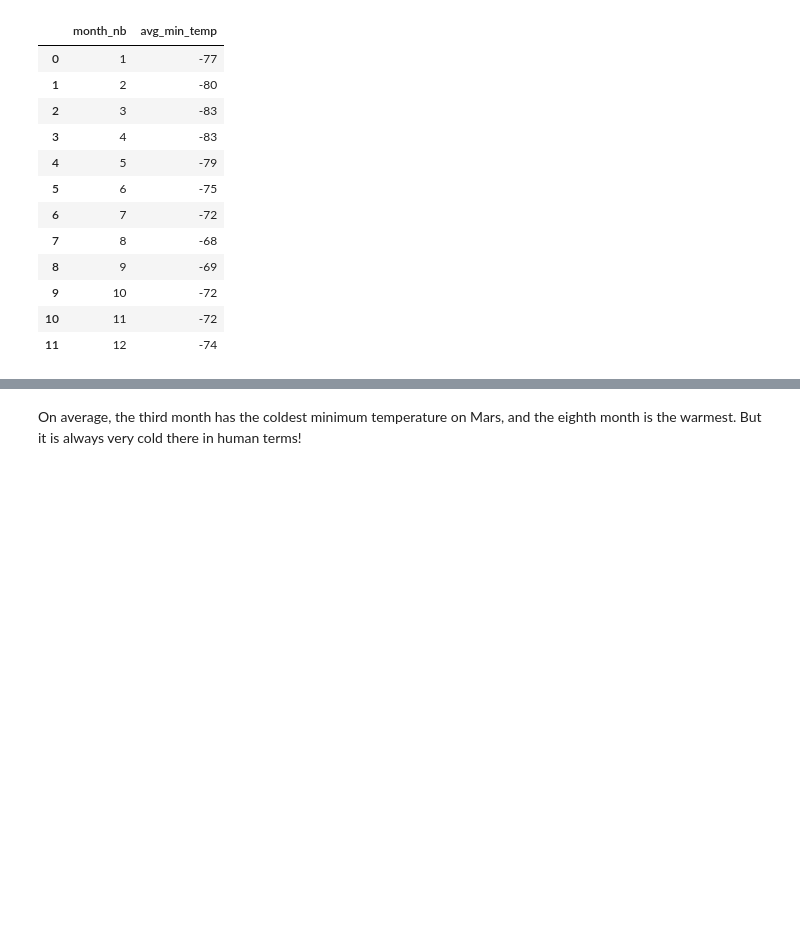
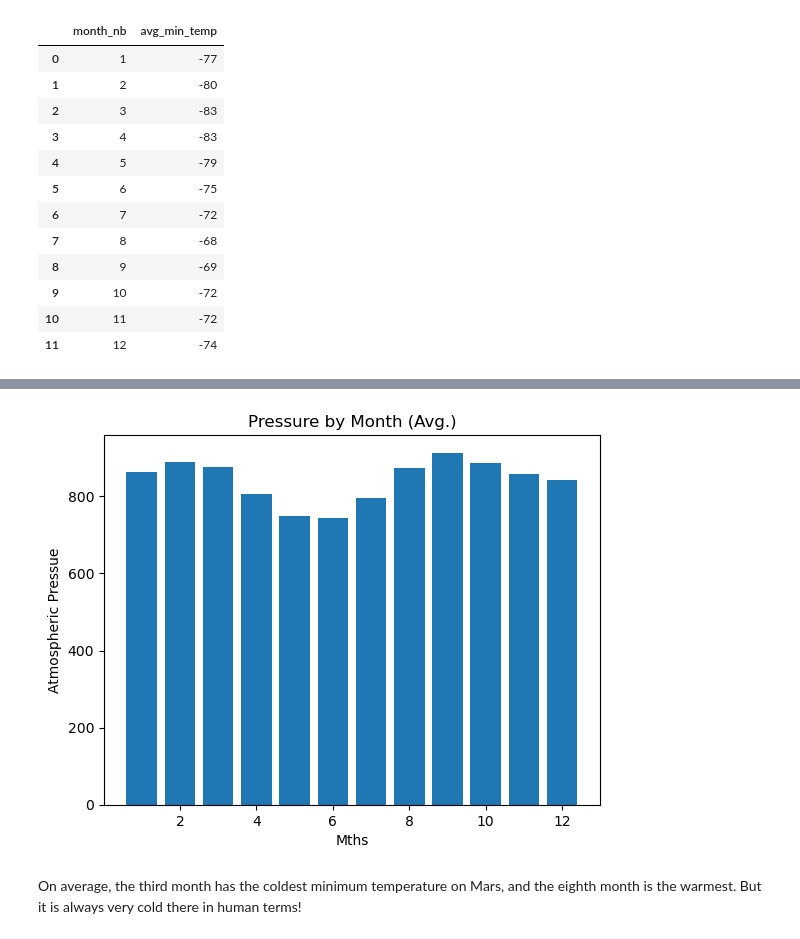
Before and after one commit to MrGoots/HTML_Scraping, a Jupyter notebook: part_2_mars_weather.ipynb, the cells around one changed output, grey strips where cells are left out. Drawn from its saved outputs; the diff is of its cells as text; code cells hidden in the pictures; blank space fills up the shorter version.

```diff
--- a/part_2_mars_weather.ipynb
+++ b/part_2_mars_weather.ipynb
@@ -226,3 +255,6 @@ m_data_temp
 # %%
 # 4. Average pressure by Martian month
+m_data_month = m_data.groupby('month')
+m_data_pressure = m_data_month.mean().loc[:,['pressure']]
+m_data_pressure
 # %% [output]
@@ -251,3 +275,13 @@ Name: pressure, dtype: float64
+# %%
+# Plot the average pressure by month
+x = range(1, 13)
+plt.bar(x, m_data_pressure['pressure'])
+plt.xlabel('Mths')
+plt.ylabel('Atmospheric Pressue')
+plt.title('Pressure by Month (Avg.)')
+plt.show()
+# %% [output]
+[figure, added]
 # %% [markdown]
 On average, the third month has the coldest minimum temperature on Mars, and the eighth month is the warmest. But it is always very cold there in human terms!
 # %% [markdown]
```
Also changed, not shown: parts of 12 cells of this notebook, 1 other file.
